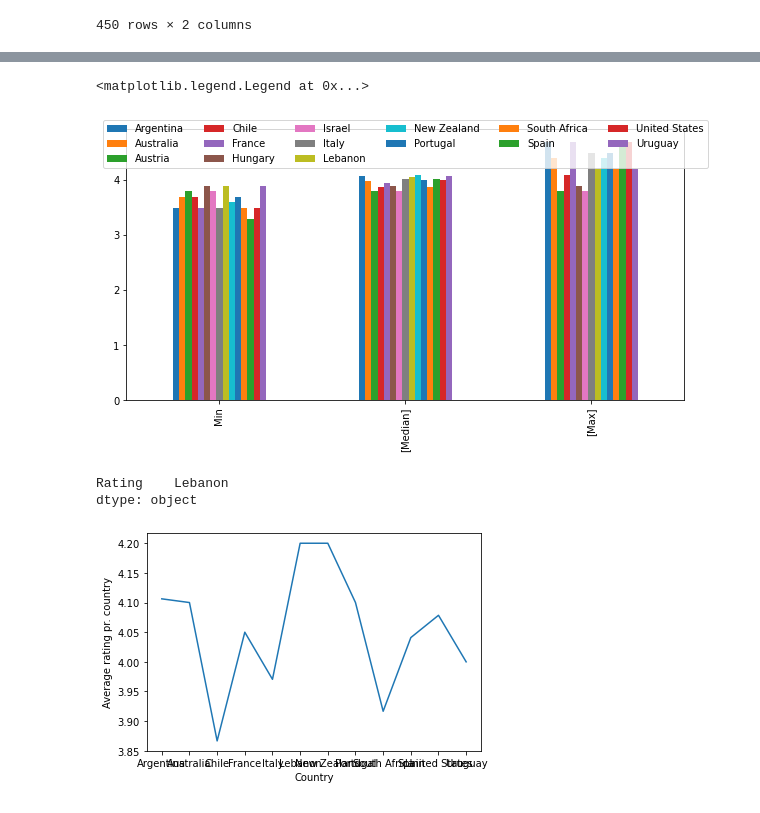
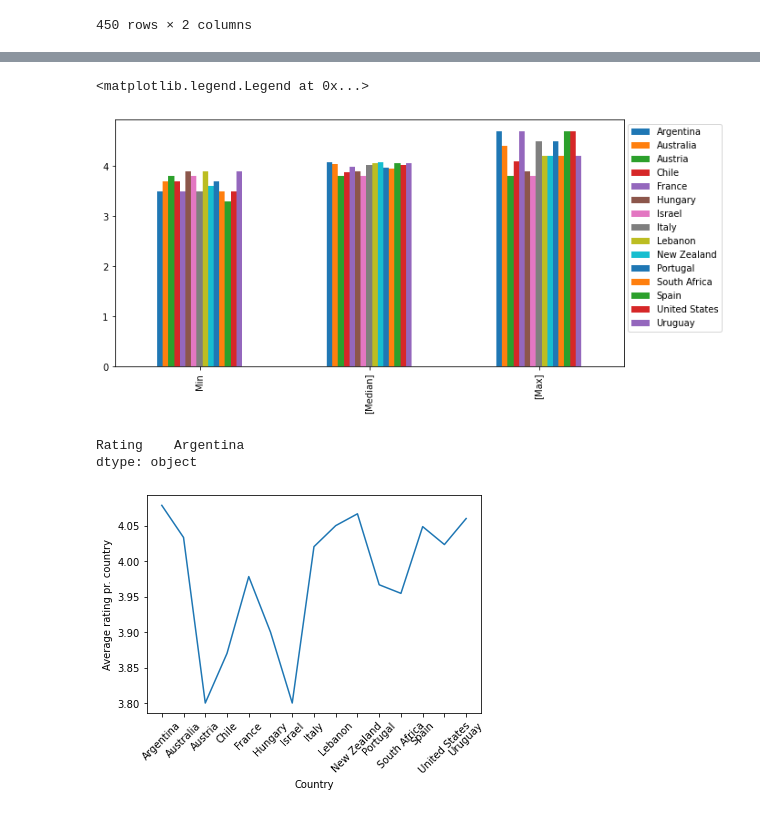
Before and after one commit to MathiasNoeClausen/pythonEksamen, a Jupyter notebook: Plot_rating.ipynb, the cells around one changed output, grey strips where cells are left out. Drawn from its saved outputs; the diff is of its cells as text; code cells hidden in the pictures.

```diff
--- a/Plot_rating.ipynb
+++ b/Plot_rating.ipynb
@@ -219,6 +220,7 @@ mask_by_country.describe()
 | United States | 90.0 | 4.023333 | 0.264809 | 3.5 | 3.800 | 4.00 | 4.175 | 4.7 |
 | Uruguay | 5.0 | 4.060000 | 0.134164 | 3.9 | 4.000 | 4.00 | 4.200 | 4.2 |
 # %%
+mask_by_country = mask.groupby('Country')
 min_rating = mask_by_country.min()
 median_rating = mask_by_country.mean()
 max_rating = mask_by_country.max()
@@ -252,21 +256,22 @@ NameError: name 'min_rating' is not defined
 # %%
 mydata = [min_rating['Rating'], median_rating['Rating'], max_rating['Rating']]
 headers = ['Min', ['Median'], ['Max']]
 newdf = pd.DataFrame(mydata, headers)
 newdf.plot(kind='bar', figsize=(10,5))
-plt.legend(loc='upper center', bbox_to_anchor=(0.5, 1.05), ncol=6)
+plt.legend(loc='upper center', bbox_to_anchor=(1.1, 1), ncol=1)
 # %% [output]
 <matplotlib.legend.Legend at 0x...>
-[figure, old version]
+[figure, new version]
 # %%
 median_rating.idxmax()
 # %% [output]
-Rating    Lebanon
+Rating    Argentina
 dtype: object
 # %%
 plt.plot(median_rating.index, median_rating)
+plt.xticks(rotation=45)
 plt.xlabel('Country')
 plt.ylabel('Average rating pr. country');
 # %% [output]
-[figure, old version]
+[figure, new version]
 # %%
```
Also changed, not shown: parts of 7 cells of this notebook, 4 other files.
